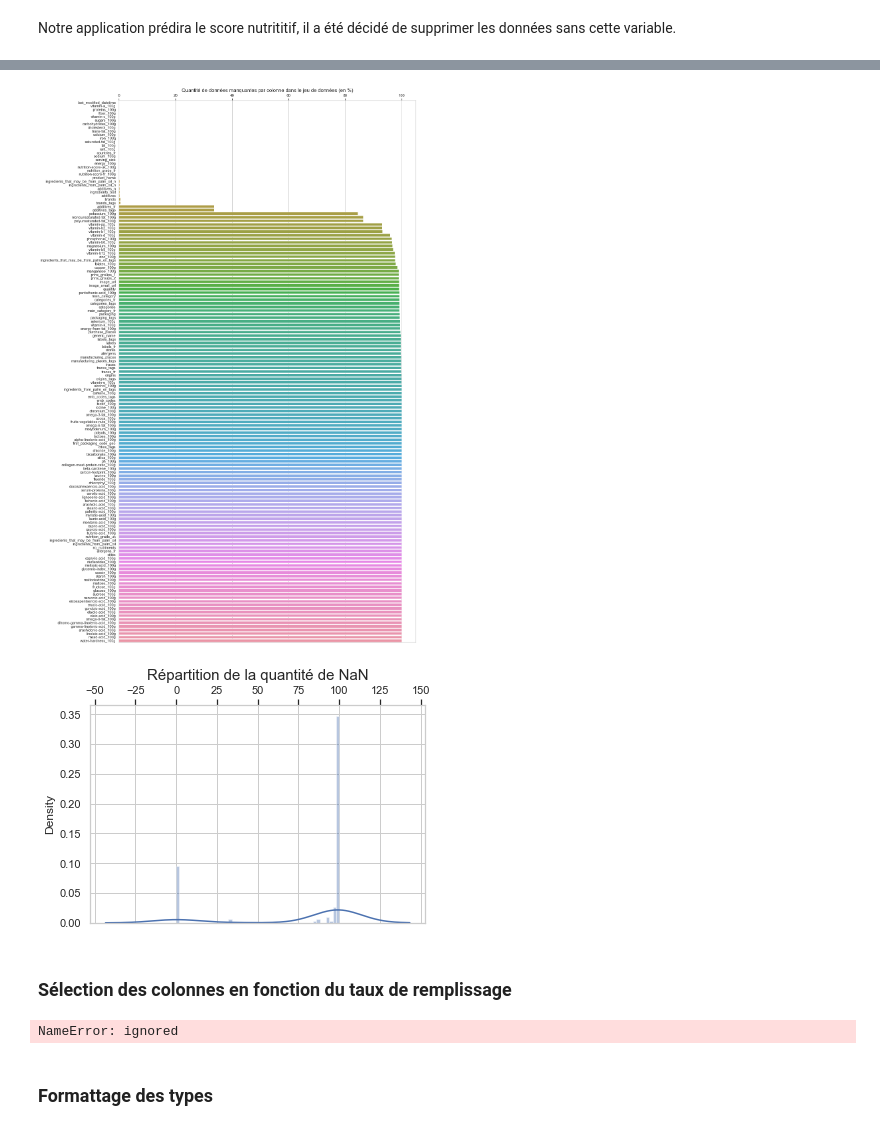
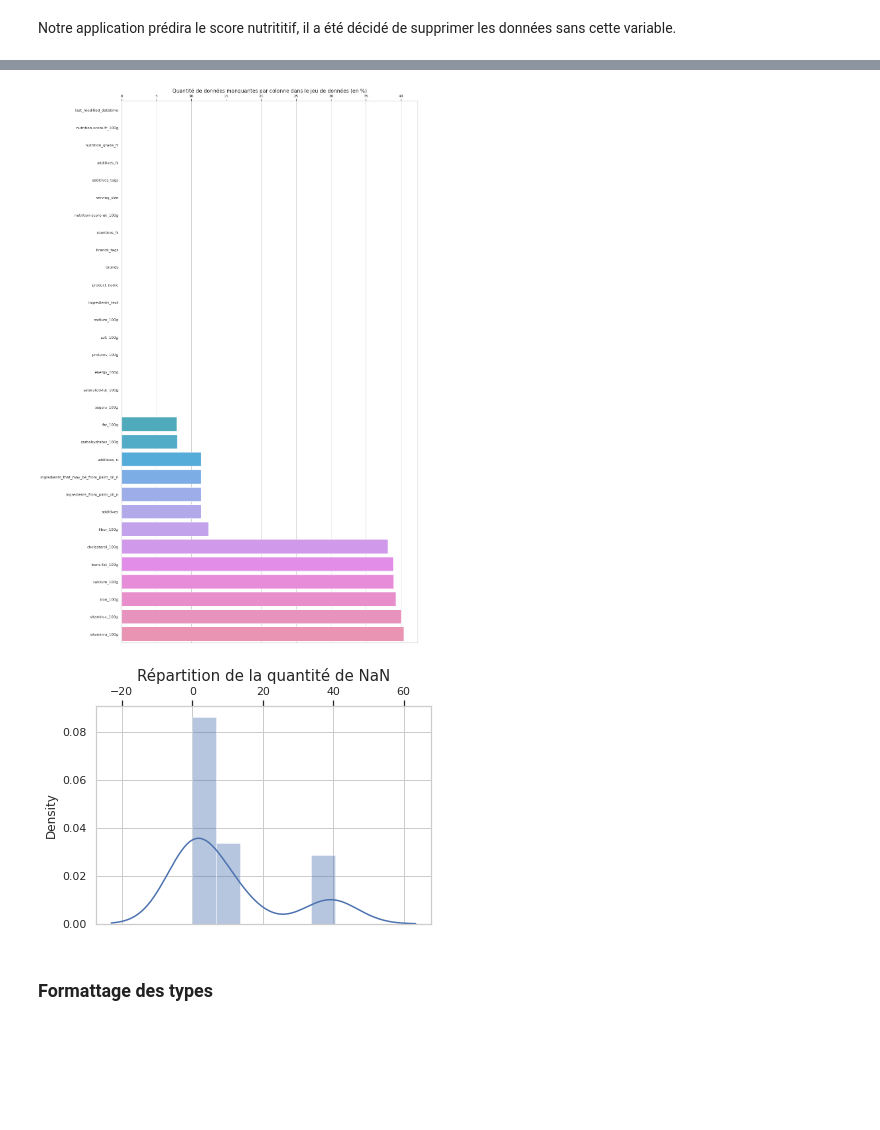
Before and after one commit to Melissa-k/oc_projet03, a Jupyter notebook: DataAnalysis.ipynb, the cells around one changed output, grey strips where cells are left out. Drawn from its saved outputs; the diff is of its cells as text; code cells hidden in the pictures; blank space fills up the shorter version.

```diff
--- a/DataAnalysis.ipynb
+++ b/DataAnalysis.ipynb
@@ -150,7 +150,7 @@ def clean_convert_datetime(value,stranger = list()):
 
 column = "last_modified_datetime"
 df_raw_data.loc[:, column] = df_raw_data[column].apply(clean_convert_datetime)
-df_raw_data[column] = pd.to_datetime(df_raw_data[column])
+#df_raw_data[column] = pd.to_datetime(df_raw_data[column])
 print(df_raw_data.shape)
 df_raw_data["last_modified_datetime"].dtypes
 # %% [output]
@@ -204,23 +233,29 @@ Notre application prédira le score nutrititif, il a été décidé de supprimer
+# %%
+# IMPUTATION DES DONNEES MANQUENTES POUR LES TYPES objects
+df_raw_data.countries_fr.fillna('Inconnu', inplace=True)
+df_raw_data.product_name.fillna('Inconnu', inplace=True)
+df_raw_data.brands.fillna('Inconnu', inplace=True)
+df_raw_data.brands_tags.fillna('Inconnu', inplace=True)
+df_raw_data.additives_tags.fillna('Inconnu', inplace=True)
+df_raw_data.additives_fr.fillna('Inconnu', inplace=True)
+df_raw_data.ingredients_text.fillna('Inconnu', inplace=True)
+df_raw_data.serving_size.fillna('Inconnu', inplace=True)
 # %%
-#remplacement des "faux NaN" en NaN reconnus par pandas
-clean_data_col02.replace(to_replace = '^nan$', value = np.nan, regex=True)
-proportion_nan_clean = clean_data_col02.isna().sum().divide(clean_data_col02.shape[0]/100).sort_values(ascending=True)
-
+proportion_nan_clean03 = df_raw_data.isna().sum().divide(df_raw_data.shape[0]/100).sort_values(ascending=True)
+# Visualisation graphique du taux de remplissage
 sns.set(style="whitegrid")
 plt.figure(figsize=(16, 30))
-ax = sns.barplot(y = proportion_nan_clean.index, x=proportion_nan_clean.values)
+ax = sns.barplot(y = proportion_nan_clean03.index, x=proportion_nan_clean03.values)
 ax.xaxis.set_ticks_position('top')
 plt.title('Quantité de données manquantes par colonne dans le jeu de données (en %)', size=15)
 plt.show()
 # %% [output]
-[figure, old version]
+[figure, new version]
 # %%
 sns.set(style="whitegrid")
-ax = sns.distplot(proportion_nan_clean.values)
+ax = sns.distplot(proportion_nan_clean03.values)
 ax.xaxis.set_ticks_position('top')
 plt.title('Répartition de la quantité de NaN', size=15)
 plt.show()
 # %% [output]
-[figure, old version]
+[figure, new version]
-# %% [markdown]
-### Sélection des colonnes en fonction du taux de remplissage
@@ -247,4 +261,0 @@ def clean_nan(dataframe, taux_nan_max) :
-# %%
-clean_data_col03 = clean_nan(clean_data_col02, 0.50)
-# %% [output]
-NameError: ignored
```
Also changed, not shown: parts of 15 cells of this notebook.
